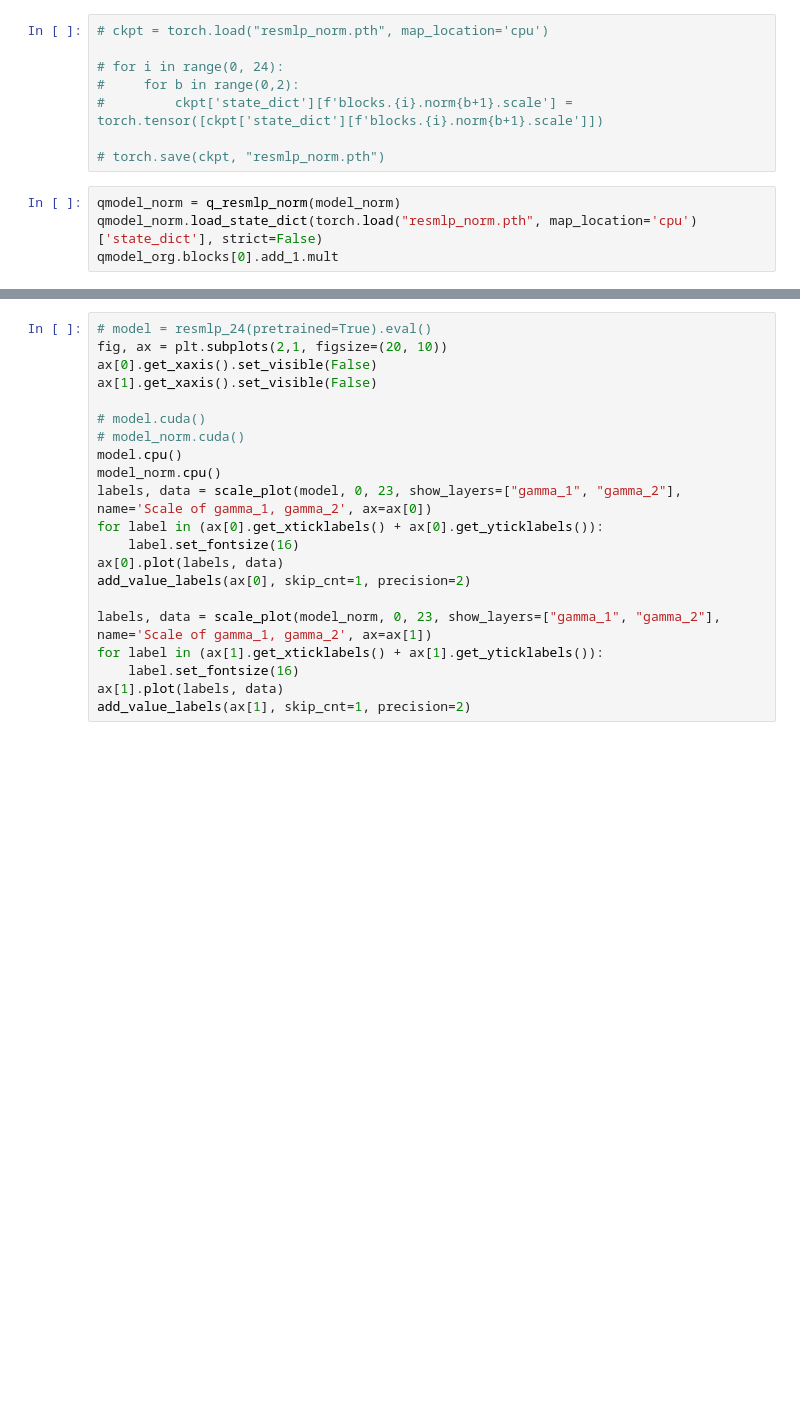
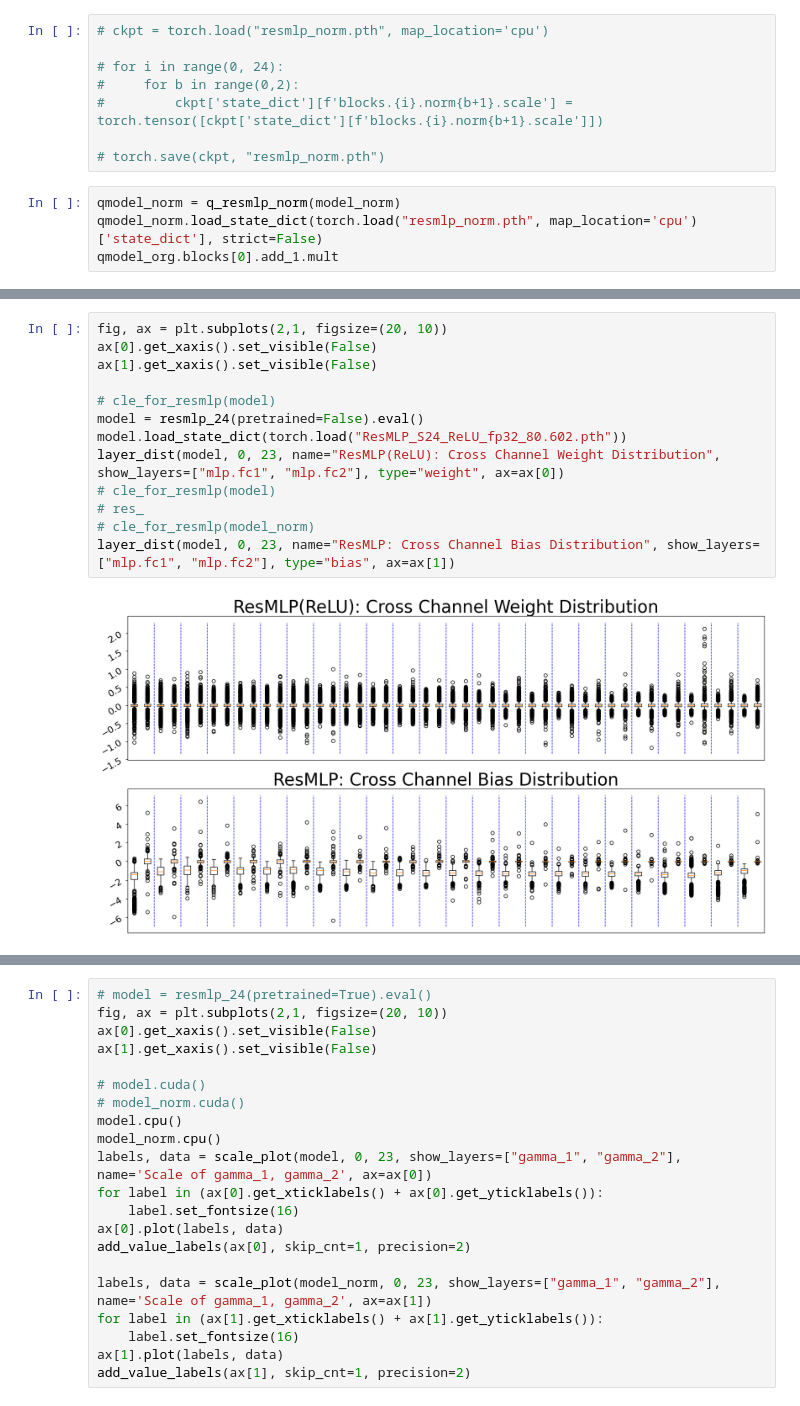
Before and after one commit to scott306lr/ResMLP_QAT, a Jupyter notebook: model_analyze.ipynb, the cells around one changed output, grey strips where cells are left out. Saved outputs shown, nothing was run; the diff lists cells and outputs as text; blank space fills up the shorter version.

```diff
--- a/model_analyze.ipynb
+++ b/model_analyze.ipynb
@@ -96,3 +100,18 @@ layer_dist(model_norm, 0, 23, name="ResMLP-BN: Weight Distribution (before CLE)"
+# %%
+fig, ax = plt.subplots(2,1, figsize=(20, 10))
+ax[0].get_xaxis().set_visible(False)
+ax[1].get_xaxis().set_visible(False)
+
+# cle_for_resmlp(model)
+model = resmlp_24(pretrained=False).eval()
+model.load_state_dict(torch.load("ResMLP_S24_ReLU_fp32_80.602.pth"))
+layer_dist(model, 0, 23, name="ResMLP(ReLU): Cross Channel Weight Distribution", show_layers=["mlp.fc1", "mlp.fc2"], type="weight", ax=ax[0])
+# cle_for_resmlp(model)
+# res_
+# cle_for_resmlp(model_norm)
+layer_dist(model, 0, 23, name="ResMLP: Cross Channel Bias Distribution", show_layers=["mlp.fc1", "mlp.fc2"], type="bias", ax=ax[1])
+# %% [output]
+[figure, added]
 # %%
 fig, ax = plt.subplots(2,1, figsize=(20, 10))
 ax[0].get_xaxis().set_visible(False)
```
Also changed, not shown: parts of 59 cells of this notebook, 15 other files.
